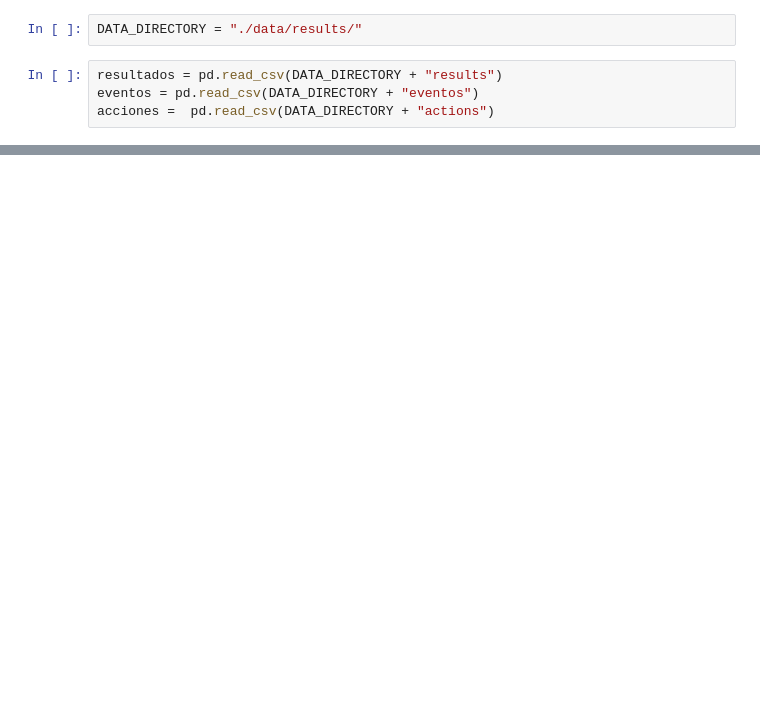
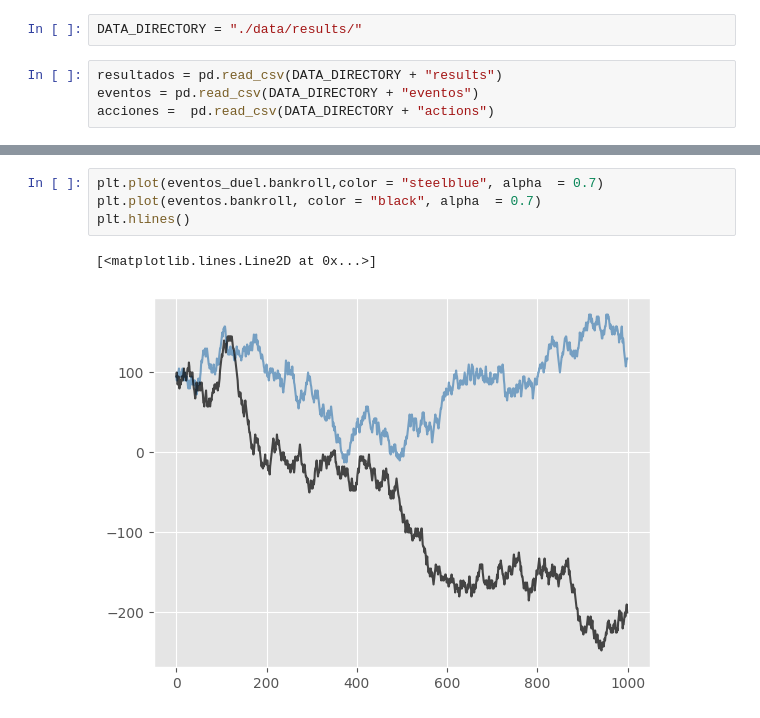
Before and after one commit to ediaznav/dl_dqlearning_blackjack, a Jupyter notebook: results.ipynb, the cells around one changed output, grey strips where cells are left out. Drawn from its saved outputs; the diff is of its cells as text; blank space fills up the shorter version.

```diff
--- a/results.ipynb
+++ b/results.ipynb
@@ -52,0 +58,7 @@ acciones.pivot_table(index="player_hand", columns="action",
+# %%
+plt.plot(eventos_duel.bankroll,color = "steelblue", alpha  = 0.7)
+plt.plot(eventos.bankroll, color = "black", alpha  = 0.7)
+plt.hlines()
+# %% [output]
+[<matplotlib.lines.Line2D at 0x...>]
+[figure, added]
```
Also changed, not shown: parts of 7 cells of this notebook, 3 other files.
